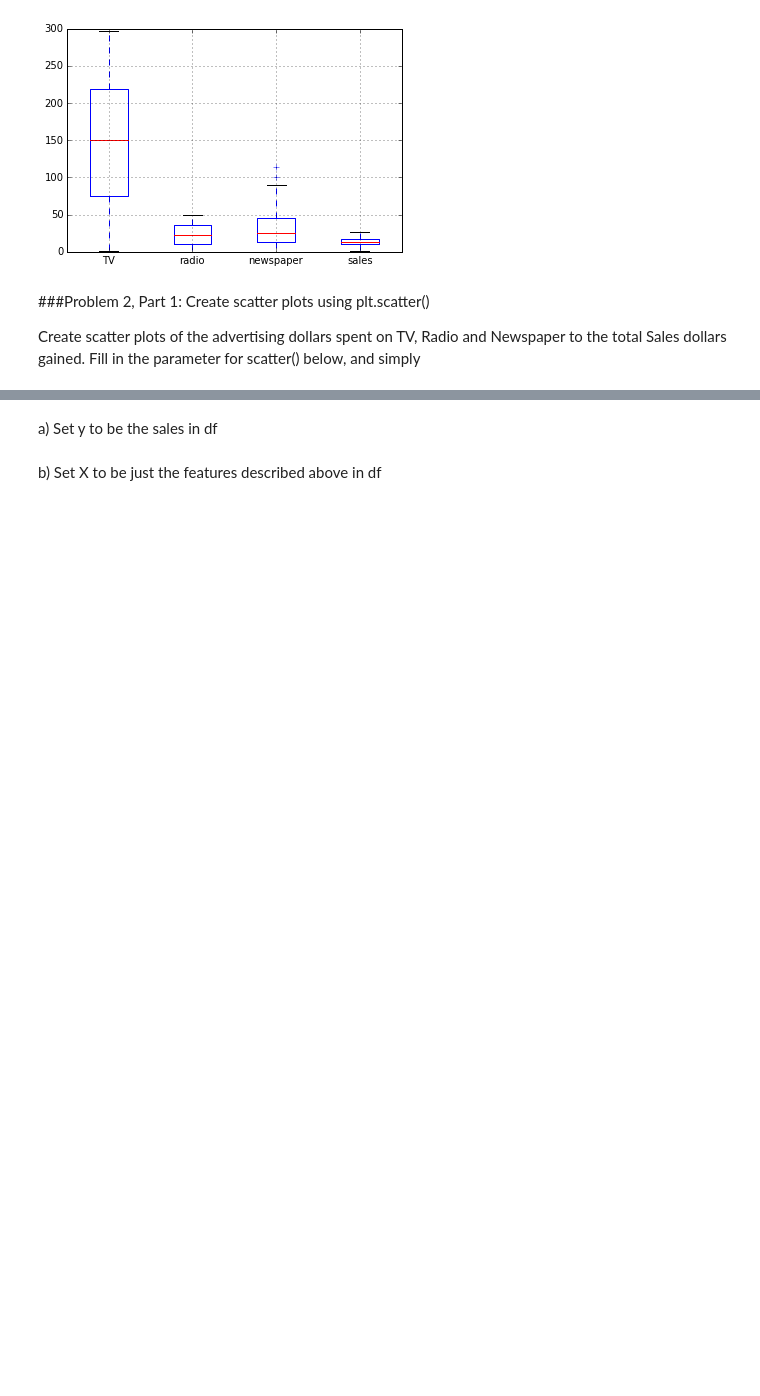
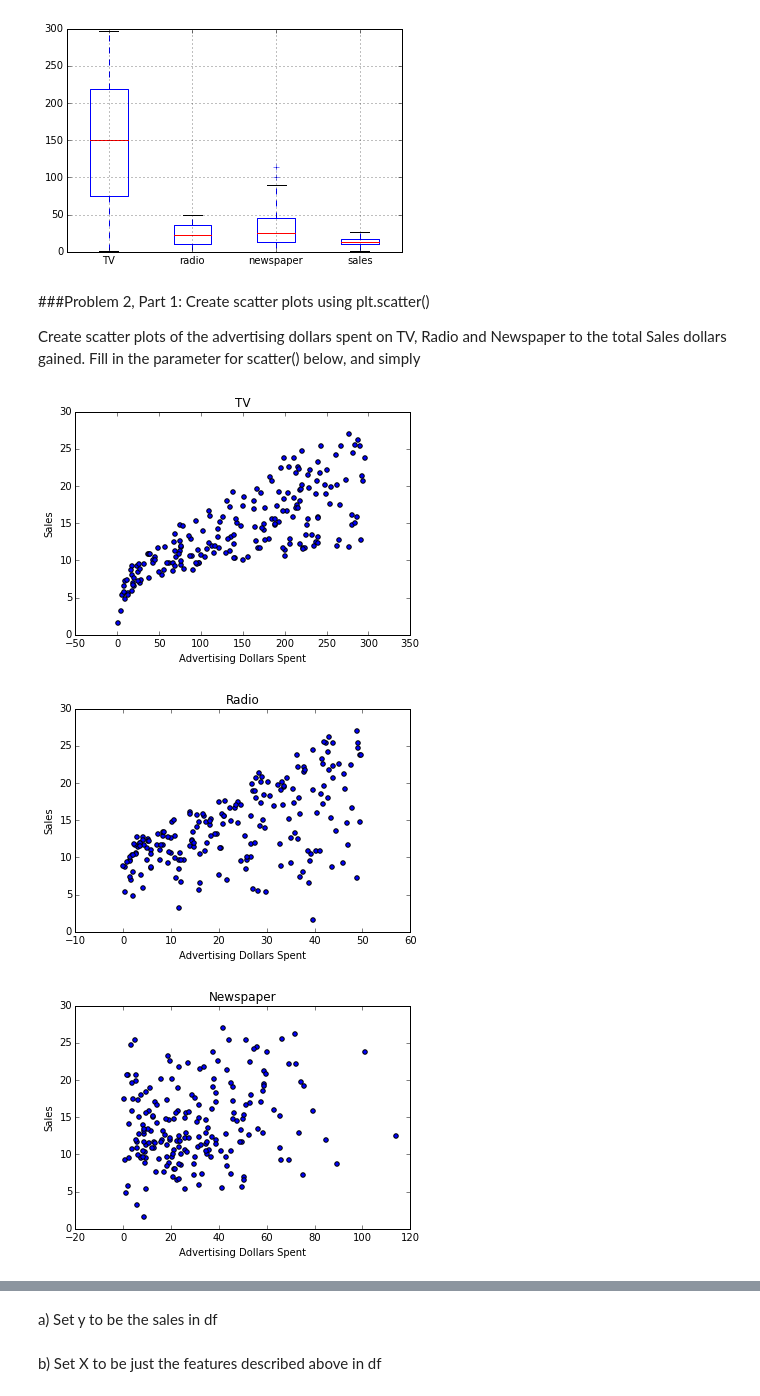
Before and after one commit to Columbia-Intro-Data-Science/python-introduction-puthes, a Jupyter notebook: homework1.ipynb, the cells around one changed output, grey strips where cells are left out. Cells and saved outputs as stored; diff of their text form; code cells hidden in the pictures; blank space fills up the shorter version.

```diff
--- a/homework1.ipynb
+++ b/homework1.ipynb
@@ -120,0 +122,22 @@ from pandas.tools.plotting import scatter_matrix
+# %%
+matplotlib.pyplot.scatter(df[['TV']],df[['sales']])
+plt.title("TV")
+plt.xlabel("Advertising Dollars Spent")
+plt.ylabel("Sales")
+plt.show()
+
+matplotlib.pyplot.scatter(df[['radio']],df[['sales']])
+plt.title("Radio")
+plt.xlabel("Advertising Dollars Spent")
+plt.ylabel("Sales")
+plt.show()
+
+matplotlib.pyplot.scatter(df[['newspaper']],df[['sales']])
+plt.title("Newspaper")
+plt.xlabel("Advertising Dollars Spent")
+plt.ylabel("Sales")
+plt.show()
+# %% [output]
+[figure, added]
+[figure, added]
+[figure, added]
```
Also changed, not shown: parts of 24 cells of this notebook.
